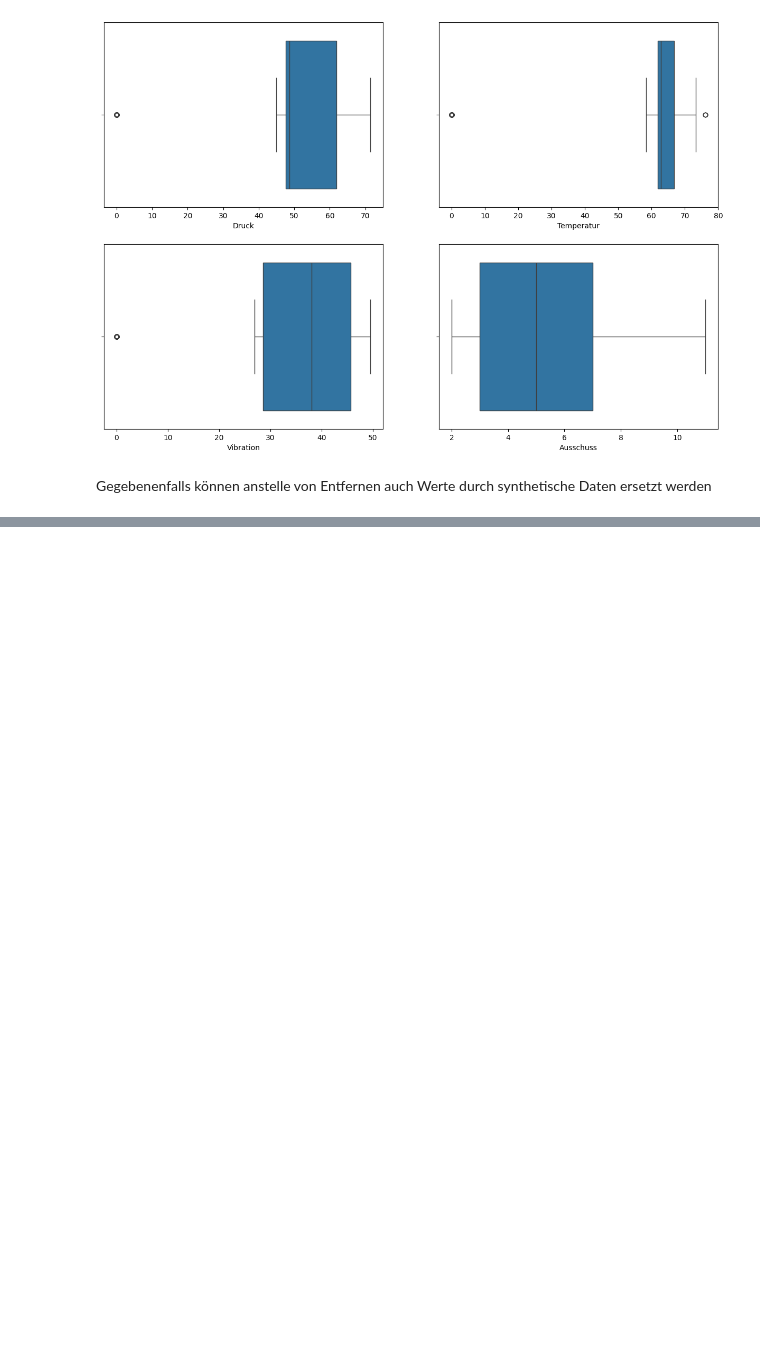
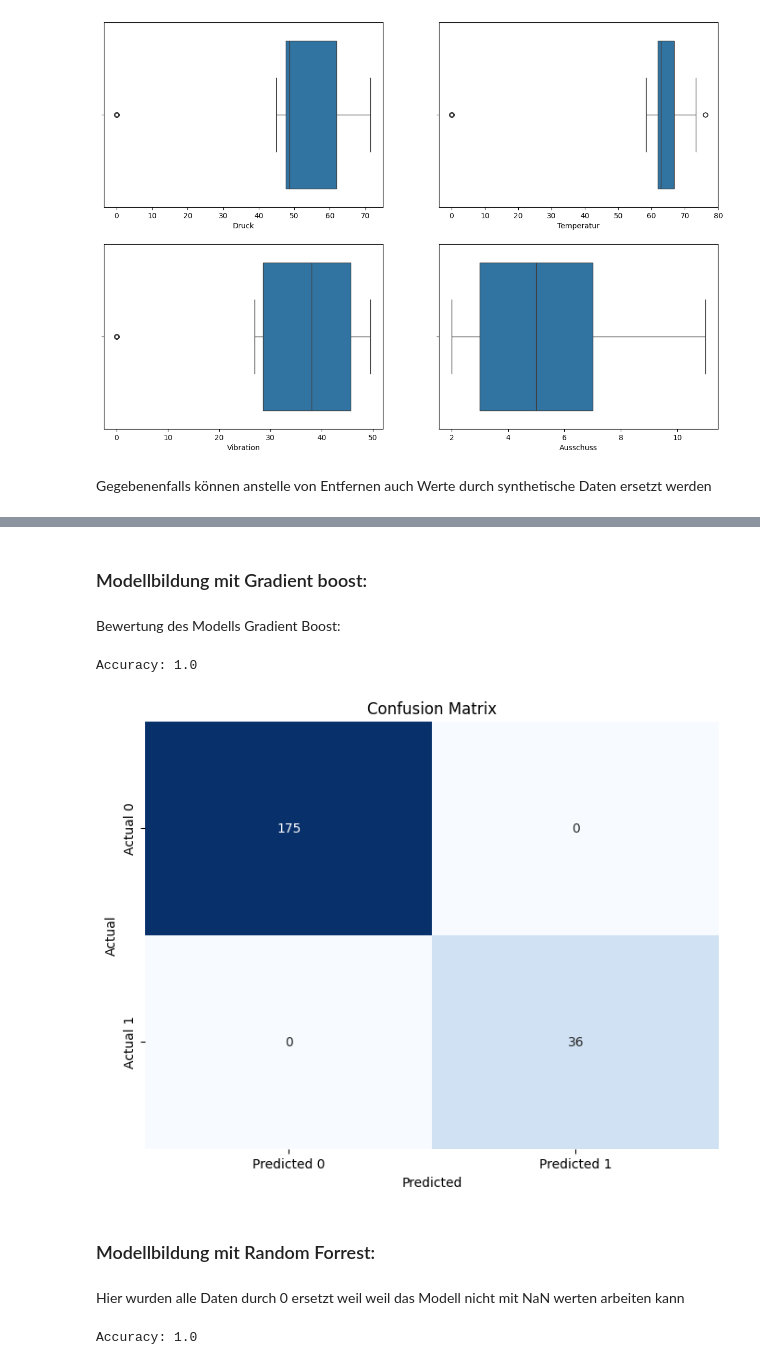
Before and after one commit to Flitschi7/big-data-management, a Jupyter notebook: notebook/Data-Prep-Wartung.ipynb, the cells around one changed output, grey strips where cells are left out. Cells and saved outputs as stored; diff of their text form; code cells hidden in the pictures; blank space fills up the shorter version.

```diff
--- a/notebook/Data-Prep-Wartung.ipynb
+++ b/notebook/Data-Prep-Wartung.ipynb
@@ -310,0 +374,2 @@ Gegebenenfalls können anstelle von Entfernen auch Werte durch synthetische Date
+# %% [markdown]
+### Modellbildung mit Gradient boost:
@@ -310,0 +385,23 @@ Gegebenenfalls können anstelle von Entfernen auch Werte durch synthetische Date
+# %% [markdown]
+Bewertung des Modells Gradient Boost:
+# %%
+accuracy = accuracy_score(y1_test, y1_pred)
+print(f'Accuracy: {accuracy}')
+# %% [output]
+Accuracy: 1.0
+# %%
+# Darstellung der Confusion Matrix
+plt.figure(figsize=(8, 6))
+sns.heatmap(conf_matrix, annot=True, fmt='d', cmap='Blues', cbar=False,
+            xticklabels=['Predicted 0', 'Predicted 1'],
+            yticklabels=['Actual 0', 'Actual 1'])
+plt.xlabel('Predicted')
+plt.ylabel('Actual')
+plt.title('Confusion Matrix')
+plt.show()
+# %% [output]
+[figure, added]
+# %% [markdown]
+### Modellbildung mit Random Forrest:
+# %% [markdown]
+Hier wurden alle Daten durch 0 ersetzt weil weil das Modell nicht mit NaN werten arbeiten kann
@@ -310,0 +417,5 @@ Gegebenenfalls können anstelle von Entfernen auch Werte durch synthetische Date
+# %%
+accuracy = accuracy_score(y1_test, y1_pred)
+print(f'Accuracy: {accuracy}')
+# %% [output]
+Accuracy: 1.0
```
Also changed, not shown: parts of 16 cells of this notebook.
